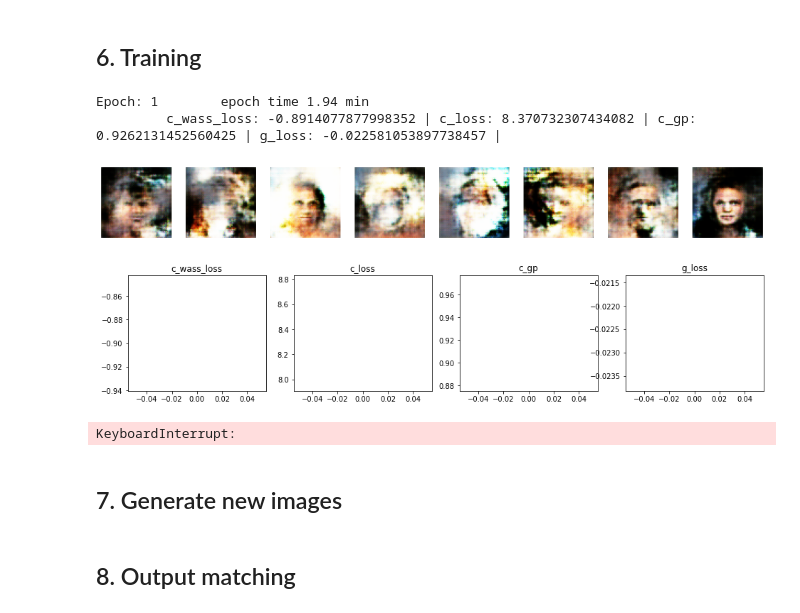
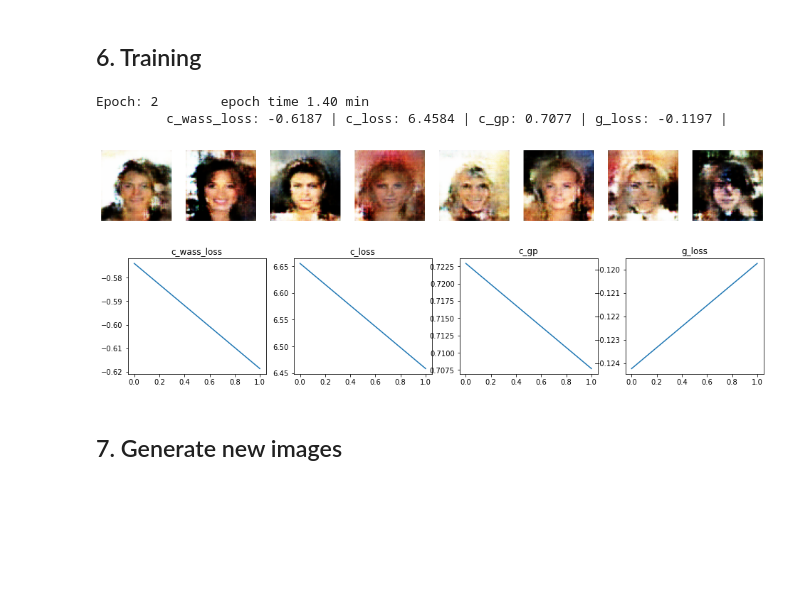
Before and after one commit to terrence-ou/Generative-Deep-Learning-2nd-Edition-PyTorch-JAX, a Jupyter notebook: JAX_FLAX/chapter_04_gan/02_wgan_gp.ipynb, the cells around one changed output. Saved outputs shown, nothing was run; the diff lists cells and outputs as text; code cells hidden in the pictures; blank space fills up the shorter version.

```diff
--- a/JAX_FLAX/chapter_04_gan/02_wgan_gp.ipynb
+++ b/JAX_FLAX/chapter_04_gan/02_wgan_gp.ipynb
@@ -111,7 +113,8 @@ class Critic(nn.Module):
             x = self.conv_block(x, features, i, train)
 
         # Output layers
-        x = nn.Conv(features=1, kernel_size=(4, 4), strides=1,
+        x = nn.Conv(features=1,
+                    kernel_size=(4, 4), strides=1,
                     padding='valid')(x)
         x = nn.sigmoid(x)
         x = x.reshape(-1, 1)
@@ -119,7 +122,8 @@ class Critic(nn.Module):
 
     # Downsampling convolution block
     def conv_block(self, x, out_features, use_dp, train:bool):
-        x = nn.Conv(features=out_features, kernel_size=(4, 4), strides=2,
+        x = nn.Conv(features=out_features,
+                    kernel_size=(4, 4), strides=2,
                     padding='same')(x)
         x = nn.leaky_relu(x, negative_slope=0.2)
         if use_dp:
@@ -176,14 +180,16 @@ class Generator(nn.Module):
             x = self.transconv_block(x, features, strides, padding, train)
 
         # Output layers
-        x = nn.ConvTranspose(features=CHANNELS, kernel_size=(4, 4), strides=(2, 2),
+        x = nn.ConvTranspose(features=CHANNELS,
+                             kernel_size=(4, 4), strides=(2, 2),
                              padding='SAME', use_bias=False)(x)
         x = nn.tanh(x)
         return x
 
 
     def transconv_block(self, x, out_features, strides, padding:str, train:bool):
-        x = nn.ConvTranspose(features=out_features, kernel_size=(4, 4), strides=(strides, strides),
+        x = nn.ConvTranspose(features=out_features,
+                             kernel_size=(4, 4), strides=(strides, strides),
                              padding=padding, use_bias=False)(x)
         x = nn.BatchNorm(use_running_average=not train, momentum=0.9)(x)
         x = nn.leaky_relu(x, negative_slope=0.2)
@@ -232,7 +238,7 @@ NOTE: the first argument of loss function in JAX should be the parameters that n
 check here: https://github.com/google/flax/discussions/2420
 # %%
 # Loss function for generator
-def g_loss_fn(g_state_params, c_state, g_state, real_imgs, rng):
+def g_loss_fn(g_state_params, c_state, g_state, rng):
     latents = jax.random.normal(rng, shape=(BATCH_SIZE, Z_DIM))
 
     # generate fake images
@@ -278,7 +284,7 @@ def gradient_penalty(real_imgs, fake_imgs, c_state, rng):
     interpo_imgs = (1 - alpha) * real_imgs + alpha * fake_imgs
     # compute gradient penalty
     grads = grad_fn(interpo_imgs)
-    gd_norm = jnp.sqrt((grads ** 2).sum(axis=(1, 2, 3))) # get norm of the gradients
+    gd_norm = jnp.linalg.norm(grads.reshape(BATCH_SIZE, -1), axis=1)
     return jnp.mean((gd_norm - 1.0) ** 2)
 
 
@@ -343,12 +349,12 @@ def train_critic(rng, g_state, c_state, real_imgs):
 
 
 @jax.jit
-def train_generator(rng, g_state, c_state, real_imgs):
+def train_generator(rng, g_state, c_state):
     rng, rng_g = jax.random.split(rng, num=2)
     # create gradient function
     g_grad_fn = jax.value_and_grad(g_loss_fn, has_aux=True, allow_int=True)
     # update generator
-    (g_loss, (g_variables, g_state)), g_grads = g_grad_fn(g_state.params, c_state, g_state, real_imgs, rng_g)
+    (g_loss, (g_variables, g_state)), g_grads = g_grad_fn(g_state.params, c_state, g_state,rng_g)
     g_state = g_state.apply_gradients(grads=g_grads)
     g_state = g_state.replace(batch_stats=g_variables['batch_stats'])
     return rng, g_state
@@ -383,47 +389,48 @@ history = defaultdict(list)
 
 for epoch in range(EPOCHS):
     for i in tqdm(range(num_batch)):
+
         for _ in range(CRITIC_STEPS):
+
             try:
                 real_imgs = next(train_iter)
             except StopIteration:
                 train_iter = iter(train_ds.as_numpy_iterator())
                 real_imgs = next(train_iter)
+
             rng, c_state = train_critic(rng, g_state, c_state, real_imgs)
 
-        rng, g_state = train_generator(rng, g_state, c_state, real_imgs)
+        rng, g_state = train_generator(rng, g_state, c_state)
 
 
     for metric, value in c_state.metrics.compute().items():
         history[metric].append(value)
     c_state = c_state.replace(metrics=c_state.metrics.empty())
 
     for metric, value in g_state.metrics.compute().items():
         history[metric].append(value)
     g_state = g_state.replace(metrics=g_state.metrics.empty())
 
 
     # Generate fake images for checking purpose
     latents = jax.random.normal(rng, shape=(BATCH_SIZE, Z_DIM))
-    fake_imgs = g_state.apply_fn(
-                                {'params': g_state.params, 'batch_stats': g_state.batch_stats},
-                                latents, train=False)
+    fake_imgs = g_state.apply_fn({'params': g_state.params, 'batch_stats': g_state.batch_stats},
+                                 latents, train=False)
 
     curr_time = time.time()
     # log out train stats
     display.clear_output(wait=True)
     print('Epoch: {}\tepoch time {:.2f} min'.format(epoch + 1, (curr_time - prev_time) / 60))
     metrics = [f'{key}: {value[-1]:.4f} | ' for key, value in history.items()]
     print('\t', ''.join(metrics))
     display_imgs(fake_imgs)
     show_records(history)
     prev_time = curr_time
 # %% [output]
-Epoch: 1        epoch time 1.94 min
-         c_wass_loss: -0.8914077877998352 | c_loss: 8.370732307434082 | c_gp: 0.9262131452560425 | g_loss: -0.022581053897738457 |
+Epoch: 2        epoch time 1.40 min
+         c_wass_loss: -0.6187 | c_loss: 6.4584 | c_gp: 0.7077 | g_loss: -0.1197 |
-[figure, old version]
+[figure, new version]
-[figure, old version]
+[figure, new version]
-KeyboardInterrupt:
 # %% [markdown]
 ## 7. Generate new images
 # %%
@@ -448,2 +440,0 @@ KeyboardInterrupt:
-# %% [markdown]
-## 8. Output matching
```
Also changed, not shown: parts of 9 cells of this notebook.
